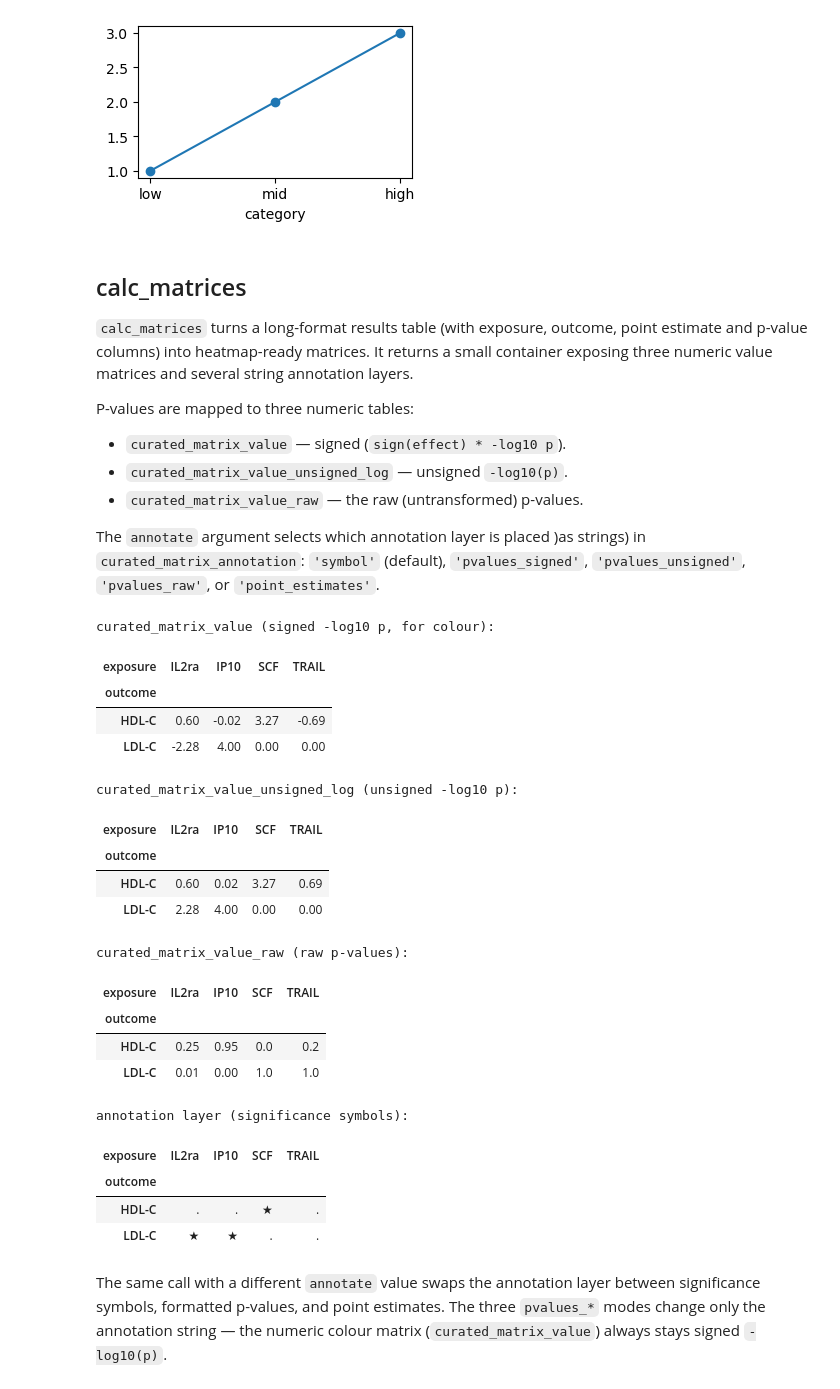
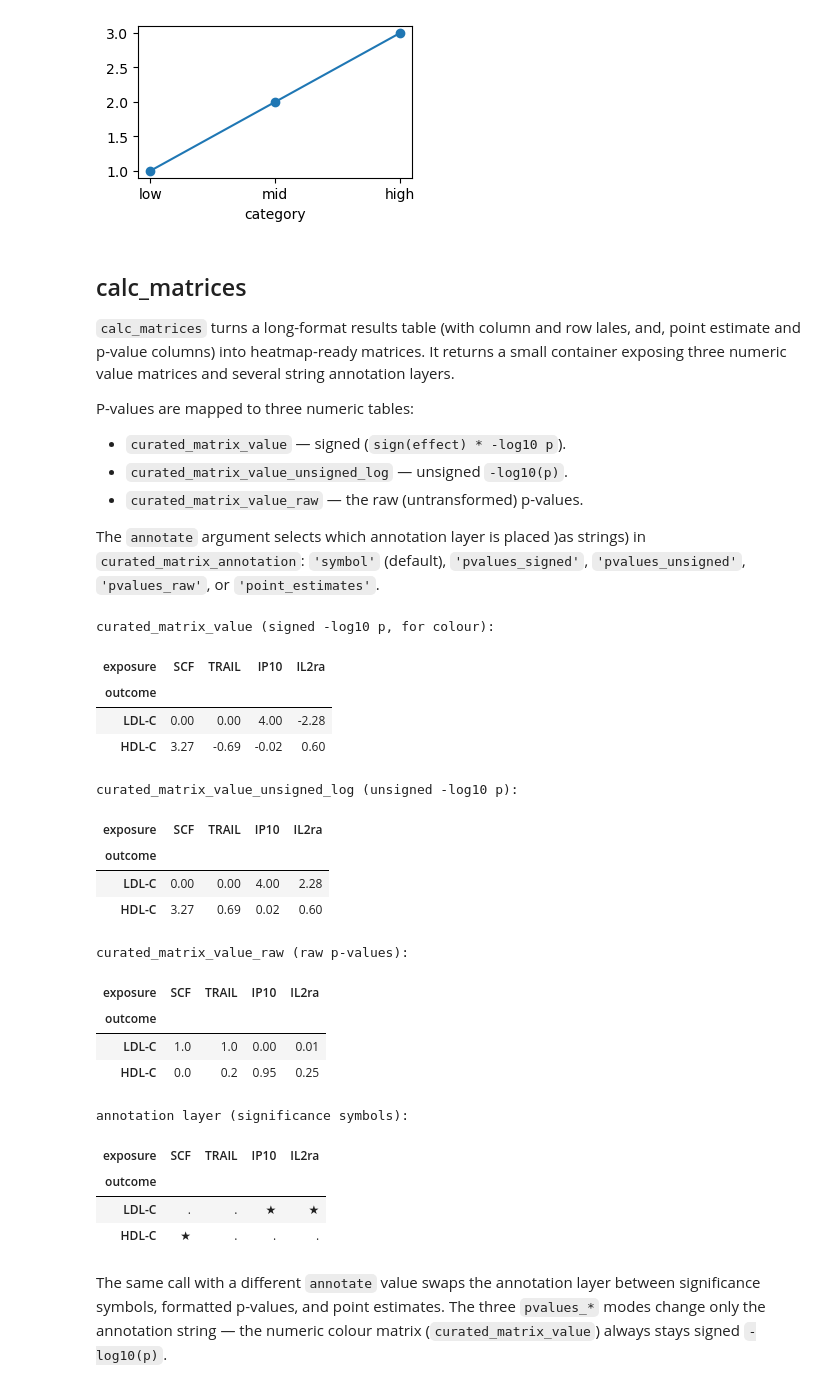
Before and after one commit to afschmidt/plot-misc, a Jupyter notebook: resources/examples/utils.ipynb, the cells around one changed output. Drawn from its saved outputs; the diff is of its cells as text; code cells hidden in the pictures.

```diff
--- a/resources/examples/utils.ipynb
+++ b/resources/examples/utils.ipynb
@@ -105,8 +105,7 @@ _ = ax.set_xlabel("category")
 # %% [markdown]
 ## calc_matrices
 
-`calc_matrices` turns a long-format results table (with exposure, outcome, point
-estimate and p-value columns) into heatmap-ready matrices. It returns a small
+`calc_matrices` turns a long-format results table (with column and row lales, and, point estimate and p-value columns) into heatmap-ready matrices. It returns a small
 container exposing three numeric value matrices and several string annotation
 layers.
 
@@ -122,46 +121,46 @@ The `annotate` argument selects which annotation layer is placed )as strings) in
 # %%
 data = examples.get_data("heatmap_data")
 res = pm_utils.calc_matrices(
     data,
-    exposure_col="exposure",
-    outcome_col="outcome",
+    columns="exposure",
+    rows="outcome",
     point_col="point",
     pvalue_col="pvalue",
     annotate="symbol",
     alpha=0.05,        # significance cut-off as a raw p-value in (0, 1]
     dropna=True,
 )
 # the colour matrix is always signed -log10(p)
 print("curated_matrix_value (signed -log10 p, for colour):")
 display(res.curated_matrix_value.round(2))
 # two further numeric tables expose the same p-values on other scales
 print("curated_matrix_value_unsigned_log (unsigned -log10 p):")
 display(res.curated_matrix_value_unsigned_log.round(2))
 print("curated_matrix_value_raw (raw p-values):")
 display(res.curated_matrix_value_raw.round(3))
 print("annotation layer (significance symbols):")
 res.curated_matrix_annotation
 # %% [output]
 curated_matrix_value (signed -log10 p, for colour):
-| exposure | IL2ra | IP10 | SCF | TRAIL |
+| exposure | SCF | TRAIL | IP10 | IL2ra |
 | outcome |  |  |  |  |
-| HDL-C | 0.60 | -0.02 | 3.27 | -0.69 |
-| LDL-C | -2.28 | 4.00 | 0.00 | 0.00 |
+| LDL-C | 0.00 | 0.00 | 4.00 | -2.28 |
+| HDL-C | 3.27 | -0.69 | -0.02 | 0.60 |
 curated_matrix_value_unsigned_log (unsigned -log10 p):
-| exposure | IL2ra | IP10 | SCF | TRAIL |
+| exposure | SCF | TRAIL | IP10 | IL2ra |
 | outcome |  |  |  |  |
-| HDL-C | 0.60 | 0.02 | 3.27 | 0.69 |
-| LDL-C | 2.28 | 4.00 | 0.00 | 0.00 |
+| LDL-C | 0.00 | 0.00 | 4.00 | 2.28 |
+| HDL-C | 3.27 | 0.69 | 0.02 | 0.60 |
 curated_matrix_value_raw (raw p-values):
-| exposure | IL2ra | IP10 | SCF | TRAIL |
+| exposure | SCF | TRAIL | IP10 | IL2ra |
 | outcome |  |  |  |  |
-| HDL-C | 0.25 | 0.95 | 0.0 | 0.2 |
-| LDL-C | 0.01 | 0.00 | 1.0 | 1.0 |
+| LDL-C | 1.0 | 1.0 | 0.00 | 0.01 |
+| HDL-C | 0.0 | 0.2 | 0.95 | 0.25 |
 annotation layer (significance symbols):
-| exposure | IL2ra | IP10 | SCF | TRAIL |
+| exposure | SCF | TRAIL | IP10 | IL2ra |
 | outcome |  |  |  |  |
-| HDL-C | . | . | ★ | . |
-| LDL-C | ★ | ★ | . | . |
+| LDL-C | . | . | ★ | ★ |
+| HDL-C | ★ | . | . | . |
 # %% [markdown]
 The same call with a different `annotate` value swaps the annotation layer
 between significance symbols, formatted p-values, and point estimates. The three
```
Also changed, not shown: parts of 2 cells of this notebook, 4 other files.
